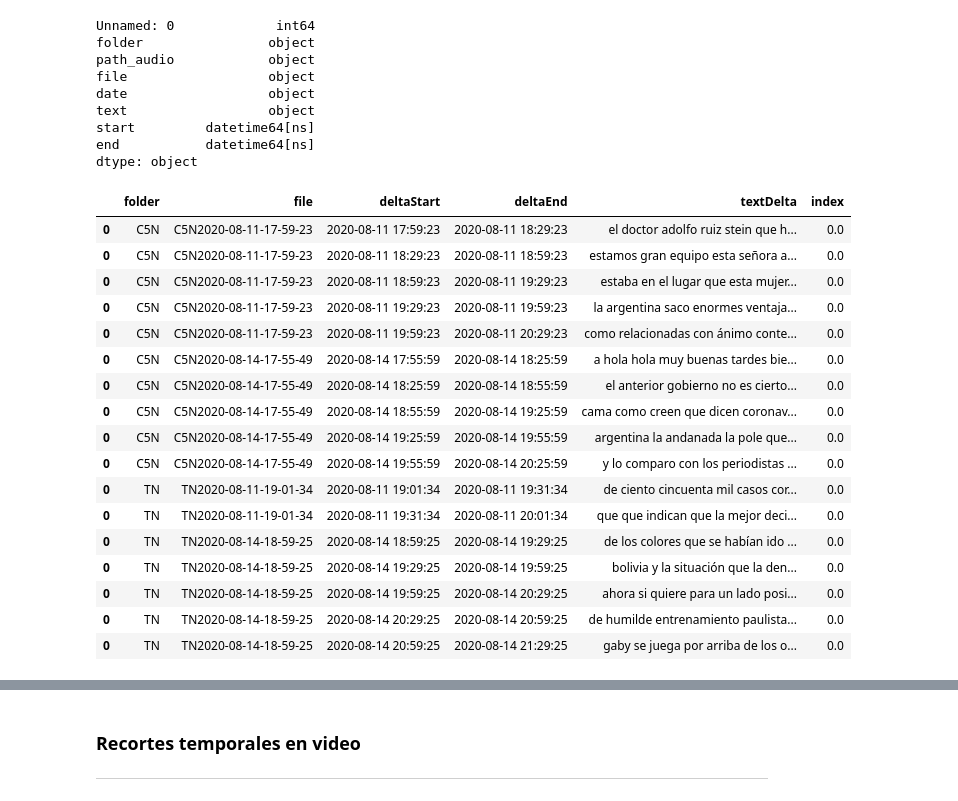
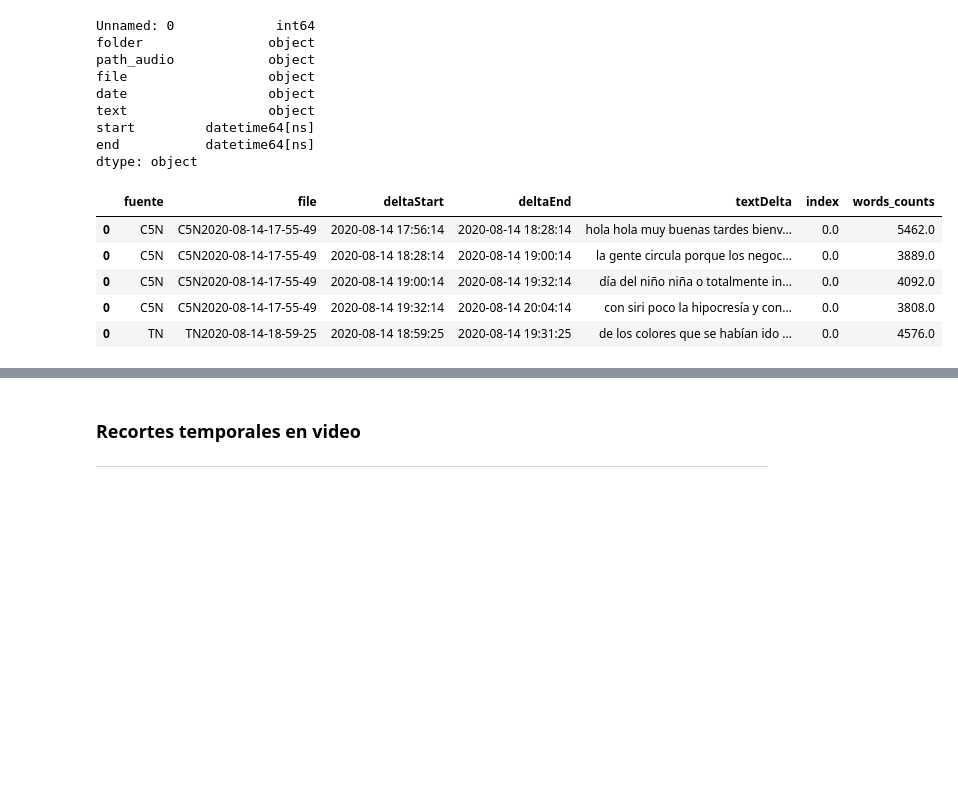
Before and after one commit to Hacho55/streamingAnalysis, a Jupyter notebook: Notebooks/Ventana_temporal.ipynb, the cells around one changed output, grey strips where cells are left out. Saved outputs shown, nothing was run; the diff lists cells and outputs as text; code cells hidden in the pictures; blank space fills up the shorter version.

Commit message:
Dataset completo en deltaTime Texto e Imagen

```diff
--- a/Notebooks/Ventana_temporal.ipynb
+++ b/Notebooks/Ventana_temporal.ipynb
@@ -38,7 +38,7 @@ end           datetime64[ns]
 dtype: object
 # %%
 #Seteo del intervalo delta
-delta = 30
+delta = 32
 td = datetime.timedelta(minutes=delta)
 # %%
 # Join de textos en el intervalo Delta
@@ -54,50 +54,39 @@ for file in audio['file'].unique():
     deltaEnd = deltaStart + td
 
     endFile = audio.loc[maskFile, 'end'].max()
 
     while deltaStart <= endFile:
 
 
         maskDelta = (audio['start'] >= deltaStart) & (audio['end'] < deltaEnd)
 
         audio.loc[maskDelta & maskFile,'deltaStart'] = deltaStart
 
         audio.loc[maskDelta & maskFile,'deltaEnd'] = deltaEnd
 
         text = audio.loc[maskDelta & maskFile,'text'].unique()
         textDelta = ','.join(text)
         newInput=pd.DataFrame([textDelta], columns=['textDelta'])
+        newInput['words_counts'] = [len(x.split()) for x in newInput['textDelta'].tolist()]
         newInput['file'] = file
         newInput['folder'] = folder
         newInput['deltaStart'] = deltaStart
         newInput['deltaEnd'] = deltaEnd
         newInput.reset_index(inplace=True)
 
         registrosAudio = registrosAudio.append(newInput)
 
         deltaStart = deltaStart + td
         deltaEnd = deltaStart + td
 
 #registrosAudio.drop(['index'],axis=1)
 registrosAudio['file'] = registrosAudio['file'].apply(lambda x: x.split('.')[0])
-
-registrosAudio
+registrosAudio.rename(columns={"folder": "fuente"}, inplace=True)
+registrosAudio.head()
 # %% [output]
-|  | folder | file | deltaStart | deltaEnd | textDelta | index |
-| 0 | C5N | C5N2020-08-11-17-59-23 | 2020-08-11 17:59:23 | 2020-08-11 18:29:23 | el doctor adolfo ruiz stein que h... | 0.0 |
-| 0 | C5N | C5N2020-08-11-17-59-23 | 2020-08-11 18:29:23 | 2020-08-11 18:59:23 | estamos gran equipo esta señora a... | 0.0 |
-| 0 | C5N | C5N2020-08-11-17-59-23 | 2020-08-11 18:59:23 | 2020-08-11 19:29:23 | estaba en el lugar que esta mujer... | 0.0 |
-| 0 | C5N | C5N2020-08-11-17-59-23 | 2020-08-11 19:29:23 | 2020-08-11 19:59:23 | la argentina saco enormes ventaja... | 0.0 |
-| 0 | C5N | C5N2020-08-11-17-59-23 | 2020-08-11 19:59:23 | 2020-08-11 20:29:23 | como relacionadas con ánimo conte... | 0.0 |
-| 0 | C5N | C5N2020-08-14-17-55-49 | 2020-08-14 17:55:59 | 2020-08-14 18:25:59 | a hola hola muy buenas tardes bie... | 0.0 |
-| 0 | C5N | C5N2020-08-14-17-55-49 | 2020-08-14 18:25:59 | 2020-08-14 18:55:59 | el anterior gobierno no es cierto... | 0.0 |
-| 0 | C5N | C5N2020-08-14-17-55-49 | 2020-08-14 18:55:59 | 2020-08-14 19:25:59 | cama como creen que dicen coronav... | 0.0 |
-| 0 | C5N | C5N2020-08-14-17-55-49 | 2020-08-14 19:25:59 | 2020-08-14 19:55:59 | argentina la andanada la pole que... | 0.0 |
-| 0 | C5N | C5N2020-08-14-17-55-49 | 2020-08-14 19:55:59 | 2020-08-14 20:25:59 | y lo comparo con los periodistas ... | 0.0 |
-| 0 | TN | TN2020-08-11-19-01-34 | 2020-08-11 19:01:34 | 2020-08-11 19:31:34 | de ciento cincuenta mil casos cor... | 0.0 |
-| 0 | TN | TN2020-08-11-19-01-34 | 2020-08-11 19:31:34 | 2020-08-11 20:01:34 | que que indican que la mejor deci... | 0.0 |
-| 0 | TN | TN2020-08-14-18-59-25 | 2020-08-14 18:59:25 | 2020-08-14 19:29:25 | de los colores que se habían ido ... | 0.0 |
-| 0 | TN | TN2020-08-14-18-59-25 | 2020-08-14 19:29:25 | 2020-08-14 19:59:25 | bolivia y la situación que la den... | 0.0 |
-| 0 | TN | TN2020-08-14-18-59-25 | 2020-08-14 19:59:25 | 2020-08-14 20:29:25 | ahora si quiere para un lado posi... | 0.0 |
-| 0 | TN | TN2020-08-14-18-59-25 | 2020-08-14 20:29:25 | 2020-08-14 20:59:25 | de humilde entrenamiento paulista... | 0.0 |
-| 0 | TN | TN2020-08-14-18-59-25 | 2020-08-14 20:59:25 | 2020-08-14 21:29:25 | gaby se juega por arriba de los o... | 0.0 |
+|  | fuente | file | deltaStart | deltaEnd | textDelta | index | words_counts |
+| 0 | C5N | C5N2020-08-14-17-55-49 | 2020-08-14 17:56:14 | 2020-08-14 18:28:14 | hola hola muy buenas tardes bienv... | 0.0 | 5462.0 |
+| 0 | C5N | C5N2020-08-14-17-55-49 | 2020-08-14 18:28:14 | 2020-08-14 19:00:14 | la gente circula porque los negoc... | 0.0 | 3889.0 |
+| 0 | C5N | C5N2020-08-14-17-55-49 | 2020-08-14 19:00:14 | 2020-08-14 19:32:14 | día del niño niña o totalmente in... | 0.0 | 4092.0 |
+| 0 | C5N | C5N2020-08-14-17-55-49 | 2020-08-14 19:32:14 | 2020-08-14 20:04:14 | con siri poco la hipocresía y con... | 0.0 | 3808.0 |
+| 0 | TN | TN2020-08-14-18-59-25 | 2020-08-14 18:59:25 | 2020-08-14 19:31:25 | de los colores que se habían ido ... | 0.0 | 4576.0 |
```
Also changed, not shown: parts of 17 cells of this notebook, 6 other files.
